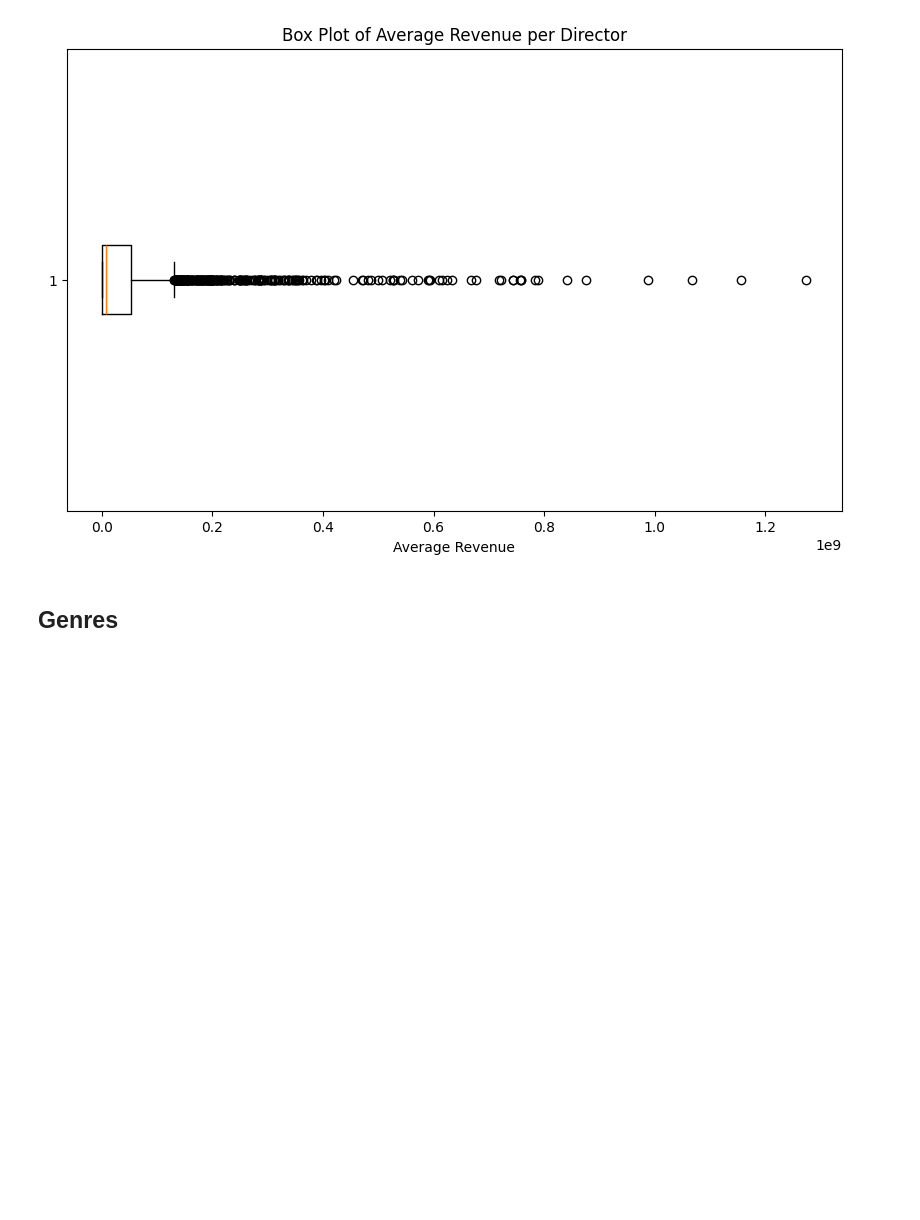
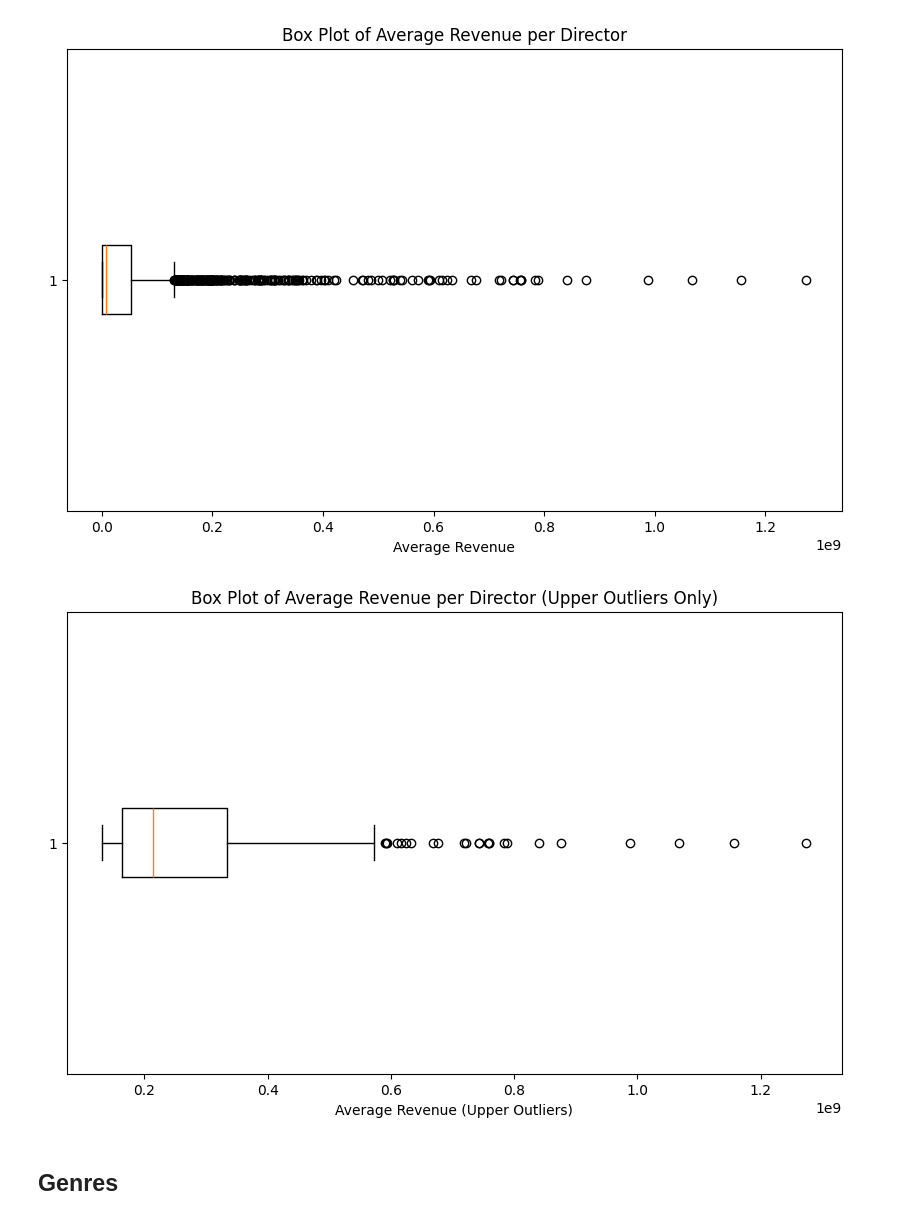
Before and after one commit to oak50/DS3001-Project1, a Jupyter notebook: Scripts/modeling_approach_prep.ipynb, the cells around one changed output. Cells and saved outputs as stored; diff of their text form; code cells hidden in the pictures; blank space fills up the shorter version.

```diff
--- a/Scripts/modeling_approach_prep.ipynb
+++ b/Scripts/modeling_approach_prep.ipynb
@@ -125,6 +124,32 @@ plt.title('Box Plot of Average Revenue per Director')
 plt.show()
 # %% [output]
 [figure]
+# %%
+import pandas as pd
+import matplotlib.pyplot as plt
+
+# Calculate the average revenue per director
+average_revenue_by_director = df.groupby('director')['revenue'].mean().dropna()
+
+# Calculate the IQR to identify upper outliers
+q1 = average_revenue_by_director.quantile(0.25)
+q3 = average_revenue_by_director.quantile(0.75)
+iqr = q3 - q1
+
+# Define the upper bound for outliers
+upper_bound = q3 + 1.5 * iqr
+
+# Extract only the upper outliers
+upper_outliers = average_revenue_by_director[average_revenue_by_director > upper_bound]
+
+# Create a box plot for the upper outliers
+plt.figure(figsize=(10, 6))
+plt.boxplot(upper_outliers, vert=False)
+plt.xlabel('Average Revenue (Upper Outliers)')
+plt.title('Box Plot of Average Revenue per Director (Upper Outliers Only)')
+plt.show()
+# %% [output]
+[figure, added]
 # %% [markdown]
 ## Genres
 # %%
```
Also changed, not shown: parts of 1 cell of this notebook.
